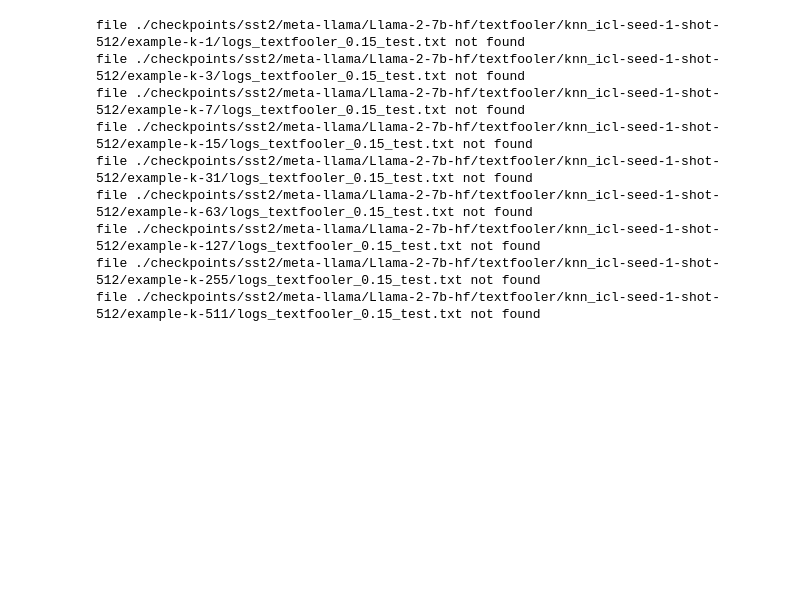
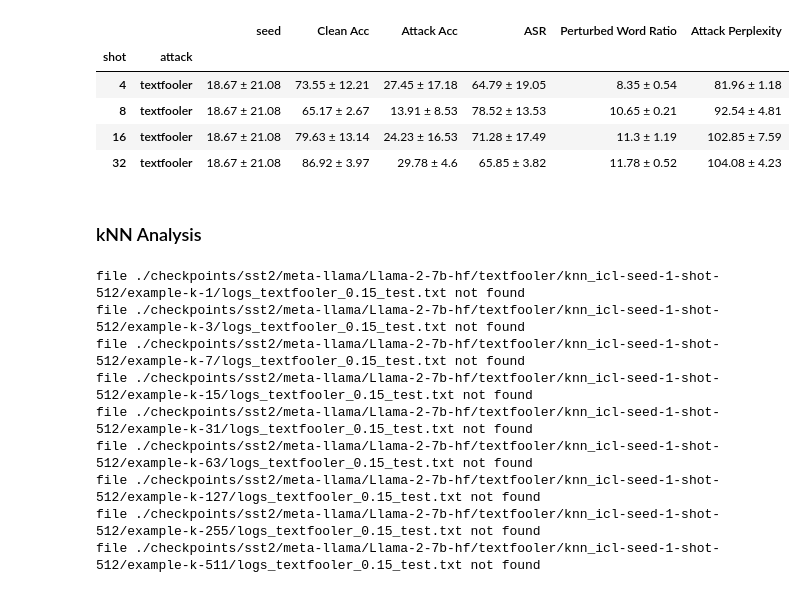
Before and after one commit to simonucl/mvp, a Jupyter notebook: result_parsing.ipynb, the cells around one changed output. Drawn from its saved outputs; the diff is of its cells as text; code cells hidden in the pictures; blank space fills up the shorter version.

```diff
--- a/result_parsing.ipynb
+++ b/result_parsing.ipynb
@@ -7,3 +57,53 @@ import os
+# %%
+dataset='sst2'
+model_name='meta-llama/Llama-2-7b-hf'
+
+results_path = f'./checkpoints/{dataset}/{model_name}/textfooler/'
+
+attacks = ['textfooler']
+seeds = [1, 13, 42]
+shots = [4, 8, 16, 32]
+results = []
+
+for seed in seeds:
+    for attack in attacks:
+        for shot in shots:
+            file = f'{results_path}knn_icl-seed-{seed}-shot-{shot}/final/logs_{attack}.txt'
+            if os.path.isfile(file):
+                with open(file) as f:
+                    lines = f.readlines()
+                    result = {'seed': seed, 'shot': shot, 'attack': attack}
+                    for line in lines:
+                        if 'Original accuracy:' in line:
+                            result['Clean Acc'] = float(line.split(':')[1].strip().replace('%', '').strip('| '))
+                        elif 'Accuracy under attack:' in line:
+                            result['Attack Acc'] = float(line.split(':')[1].strip().replace('%', '').strip('| '))
+                        elif 'Attack success rate:' in line:
+                            result['ASR'] = float(line.split(':')[1].strip().replace('%', '').strip('| '))
+                        elif 'Average perturbed word %:' in line:
+                            result['Perturbed Word Ratio'] = float(line.split(':')[1].strip().replace('%', '').strip('| '))
+                        elif 'Average Attack Perplexity:' in line:
+                            result['Attack Perplexity'] = float(line.split(':')[1].strip().strip('| '))
+
+                    results.append(result)
+# %%
+knn_df = pd.DataFrame(results)
+# compute the mean and std for Clean Acc, Attack Acc, ASR, Perturbed Word Ratio, Attack Perplexity for knn_df
+knn_df_mean = knn_df.groupby(['shot', 'attack']).mean().round(2)
+knn_df_std = knn_df.groupby(['shot', 'attack']).std().round(2)
+
+# combine the mean and std into a single dataframe with plus minus sign
+knn_df_mean_std = knn_df_mean.astype(str) + ' ± ' + knn_df_std.astype(str)
+knn_df_mean_std
+# %% [output]
+|  |  | seed | Clean Acc | Attack Acc | ASR | Perturbed Word Ratio | Attack Perplexity |
+| shot | attack |  |  |  |  |  |  |
+| 4 | textfooler | 18.67 ± 21.08 | 73.55 ± 12.21 | 27.45 ± 17.18 | 64.79 ± 19.05 | 8.35 ± 0.54 | 81.96 ± 1.18 |
+| 8 | textfooler | 18.67 ± 21.08 | 65.17 ± 2.67 | 13.91 ± 8.53 | 78.52 ± 13.53 | 10.65 ± 0.21 | 92.54 ± 4.81 |
+| 16 | textfooler | 18.67 ± 21.08 | 79.63 ± 13.14 | 24.23 ± 16.53 | 71.28 ± 17.49 | 11.3 ± 1.19 | 102.85 ± 7.59 |
+| 32 | textfooler | 18.67 ± 21.08 | 86.92 ± 3.97 | 29.78 ± 4.6 | 65.85 ± 3.82 | 11.78 ± 0.52 | 104.08 ± 4.23 |
+# %% [markdown]
+### kNN Analysis
 # %%
 dataset='sst2'
 model_name='meta-llama/Llama-2-7b-hf'
```
Also changed, not shown: parts of 4 cells of this notebook, 7 other files.
